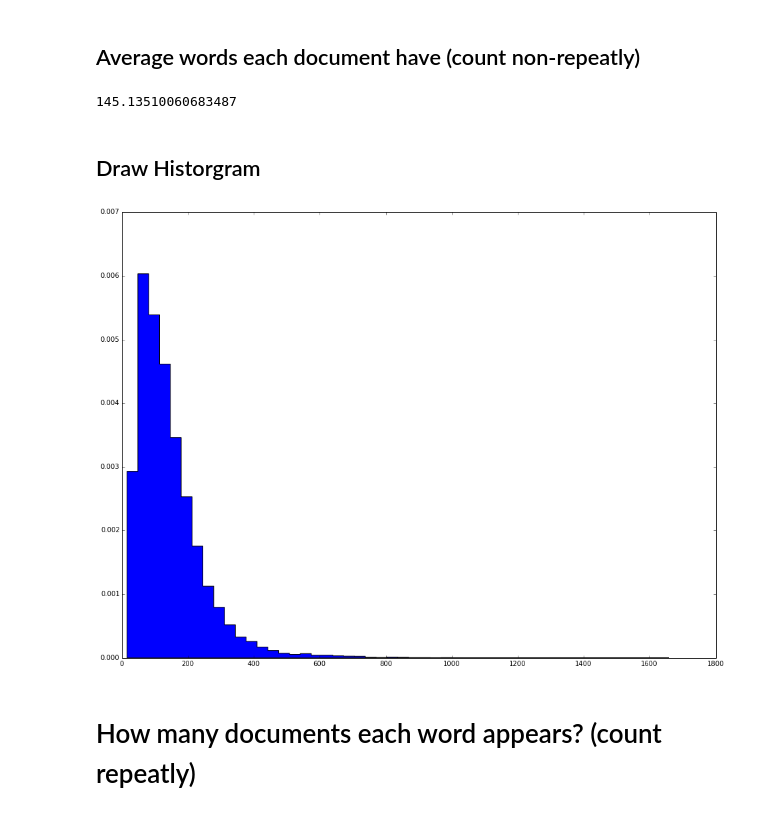
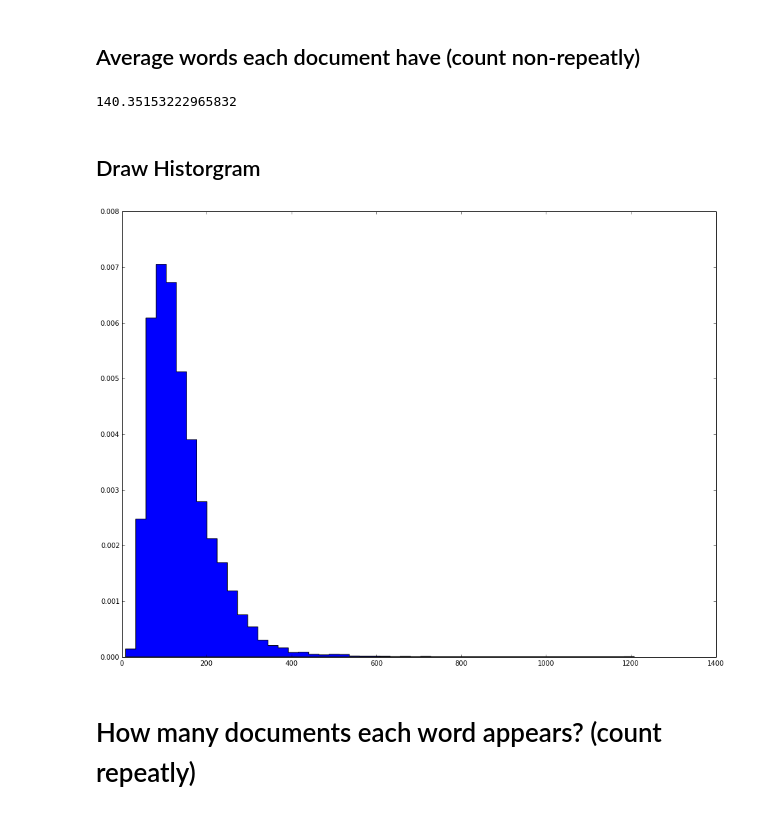
Before and after one commit to c3h3/PlaYnlp, a Jupyter notebook: ipynbs/HelloPlaYnlp_demo_sdfs_sdtm.ipynb, the cells around one changed output. Cells and saved outputs as stored; diff of their text form; code cells hidden in the pictures.

```diff
--- a/ipynbs/HelloPlaYnlp_demo_sdfs_sdtm.ipynb
+++ b/ipynbs/HelloPlaYnlp_demo_sdfs_sdtm.ipynb
@@ -224,7 +226,7 @@ articles_df.groupby("Board").groups.keys()
 test_ptt_text_sdtm = vcr.vectorize_text(df=articles_df,
                                          text_col="text",
                                          idx_col="url",
-                                         cond_query={"Board":"Accounting"},
+                                         cond_query={"Board":u'Statistics'},
                                          idx_query= [],
                                          vect_gen=vcr.CountVectorizer,
                                          vect_gen_init_kwargs = jieba_vec_count_kwargs,
@@ -315,15 +336,15 @@ True
 # %% [markdown]
 ## Average words each document have (count non-repeatly)
 # %%
-test_ptt_text_sdtm.T.summarize_sdf(L0_norm_col_summarizer)._data.mean()
+test_ptt_text_sdtm.T.summary._data.mean()
 # %% [output]
-145.13510060683487
+140.35153222965832
 # %% [markdown]
 ## Draw Historgram
 # %%
-n, bins, patches = pylab.hist(test_ptt_text_sdtm.T.summarize_sdf(L0_norm_col_summarizer)._data,
+n, bins, patches = pylab.hist(test_ptt_text_sdtm.T.summary._data,
                               50, normed=1, histtype='stepfilled')
 # %% [output]
-[figure, old version]
+[figure, new version]
 # %% [markdown]
 # How many documents each word appears? (count repeatly)
```
Also changed, not shown: parts of 57 cells of this notebook.
